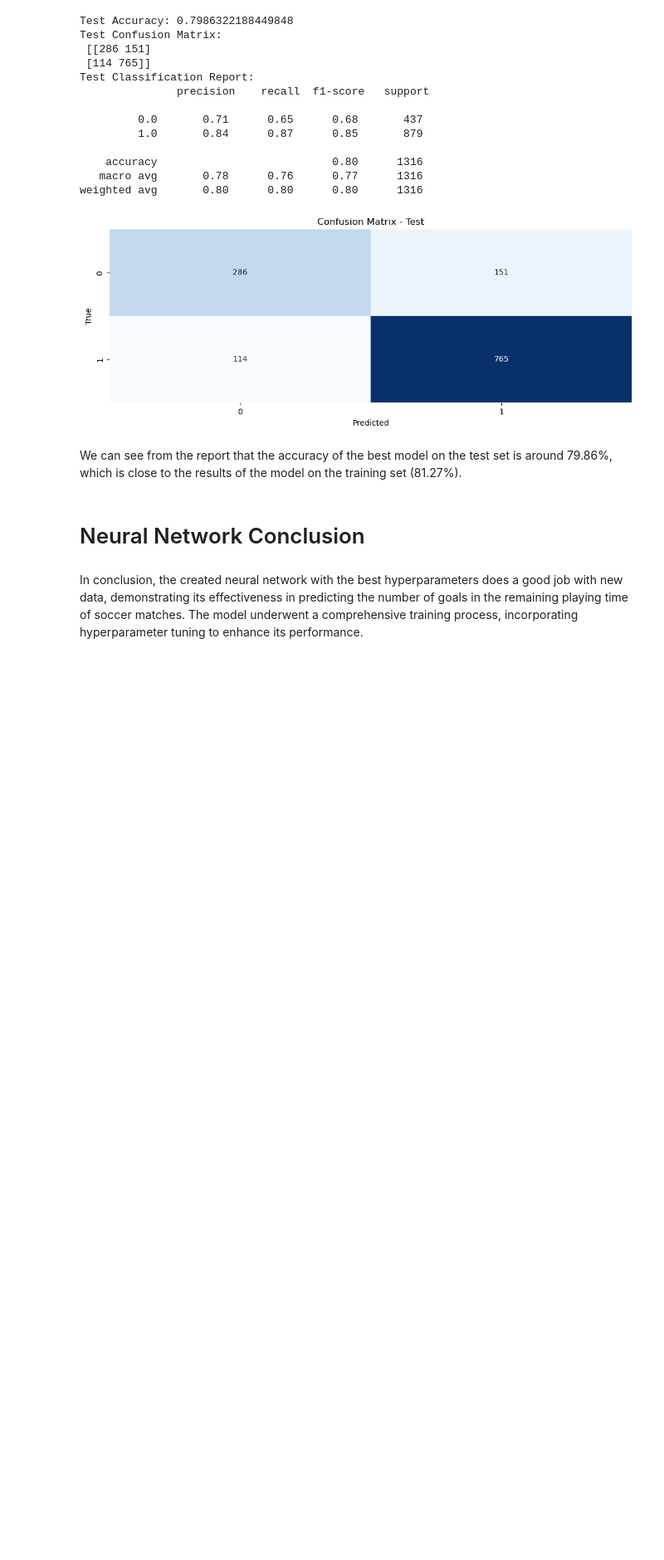
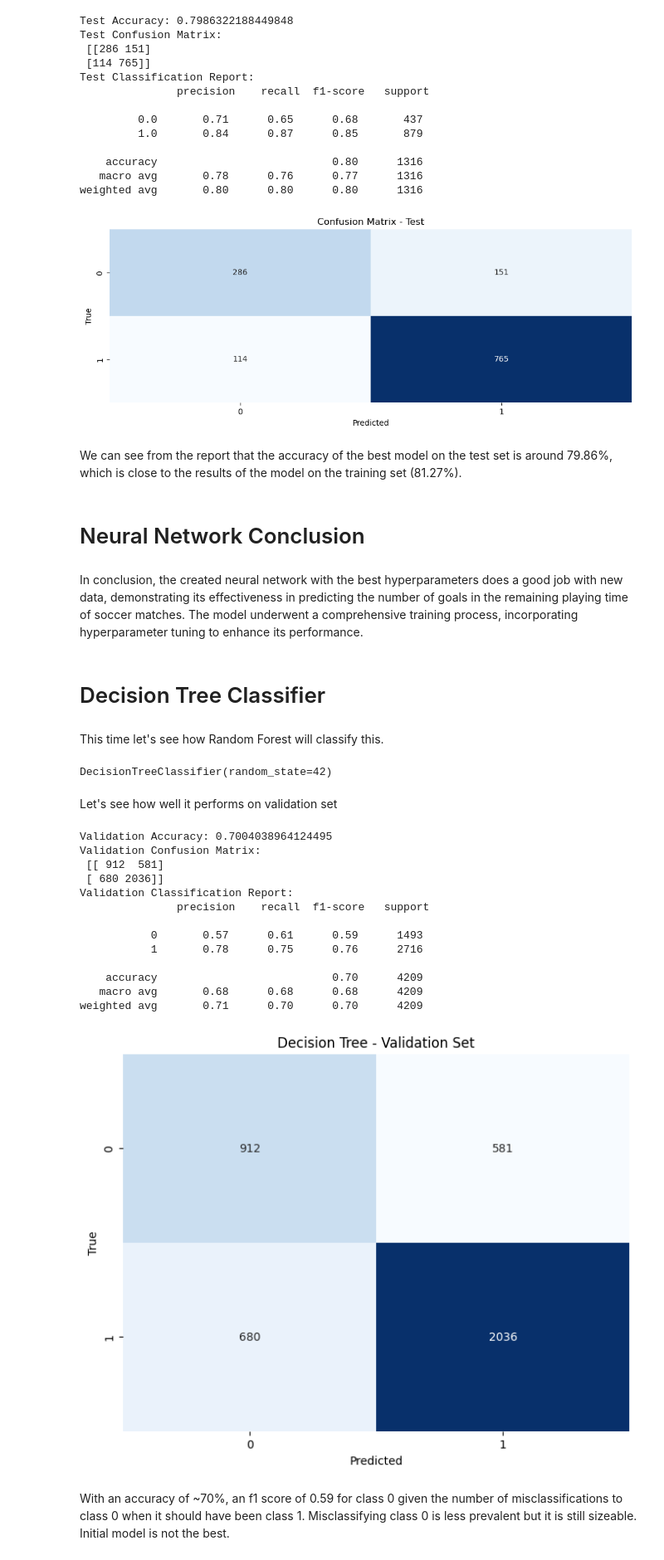
Before and after one commit to tamadNaBrowNie/stintsy_mco, a Jupyter notebook: MCO1.ipynb, the cells around one changed output. Shown: that part at 83% size. Saved outputs shown, nothing was run; the diff lists cells and outputs as text; code cells hidden in the pictures; blank space fills up the shorter version.

```diff
--- a/MCO1.ipynb
+++ b/MCO1.ipynb
@@ -46,5 +43,6 @@ from sklearn.preprocessing import StandardScaler
 # %%
-df = pd.read_csv(filepath_or_buffer = 'sports.csv', header = 0)
+try:df = pd.read_csv(filepath_or_buffer = 'sports.csv', header = 0)
+except:df = pd.read_csv(filepath_or_buffer = 'Dataset 3 - Sports Dataset/sports.csv', header = 0)
 df
 # %% [output]
 |  | uuid | current_minute | home_score | away_score | home_yellow_cards | away_yellow_cards | home_red_cards | ... |
@@ -631,3 +629,56 @@ We can see from the report that the accuracy of the best model on the test set i
 # Neural Network Conclusion
 # %% [markdown]
 In conclusion, the created neural network with the best hyperparameters does a good job with new data, demonstrating its effectiveness in predicting the number of goals in the remaining playing time of soccer matches. The model underwent a comprehensive training process, incorporating hyperparameter tuning to enhance its performance.
+# %% [markdown]
+# Decision Tree Classifier
+# %% [markdown]
+This time let's see how Random Forest will classify this.
+# %%
+# Instantiate Decision Tree model
+decision_tree = DecisionTreeClassifier(random_state=42)
+
+# Train the model on the training set
+decision_tree.fit(X_train_1, y_train_1)
+# %% [output]
+DecisionTreeClassifier(random_state=42)
+# %% [markdown]
+Let's see how well it performs on validation set
+# %%
+# Make predictions on the validation set
+y_val_pred = decision_tree.predict(X_val)
+
+# Evaluate the model on the validation set
+accuracy = accuracy_score(y_val, y_val_pred)
+conf_matrix = confusion_matrix(y_val, y_val_pred)
+class_report = classification_report(y_val, y_val_pred)
+# %%
+# Display evaluation metrics
+print("Validation Accuracy:", accuracy)
+print("Validation Confusion Matrix:\n", conf_matrix)
+print("Validation Classification Report:\n", class_report)
+
+# Visualize Confusion Matrix
+fig, axes = plt.subplots(1, 1, figsize=(8, 6))
+sns.heatmap(conf_matrix, annot=True, fmt='d', cmap='Blues', cbar=False, ax=axes)
+axes.set_xlabel('Predicted')
+axes.set_ylabel('True')
+axes.set_title('Decision Tree - Validation Set')
+plt.show()
+# %% [output]
+Validation Accuracy: 0.7004038964124495
+Validation Confusion Matrix:
+ [[ 912  581]
+ [ 680 2036]]
+Validation Classification Report:
+               precision    recall  f1-score   support
+
+           0       0.57      0.61      0.59      1493
+           1       0.78      0.75      0.76      2716
+
+    accuracy                           0.70      4209
+   macro avg       0.68      0.68      0.68      4209
+weighted avg       0.71      0.70      0.70      4209
+[figure, added]
+# %% [markdown]
+With an accuracy of ~70%, an f1 score of 0.59 for class 0 given the number of misclassifications to class 0 when it should have been class 1.
+Misclassifying class 0 is less prevalent but it is still sizeable. Initial model is not the best.
```
Also changed, not shown: parts of 16 cells of this notebook, 1 other file.
